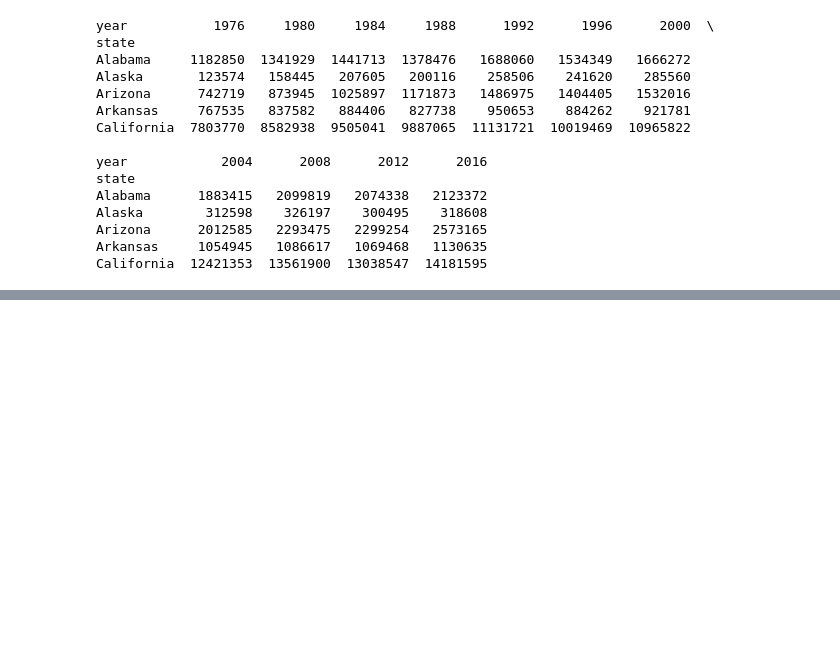
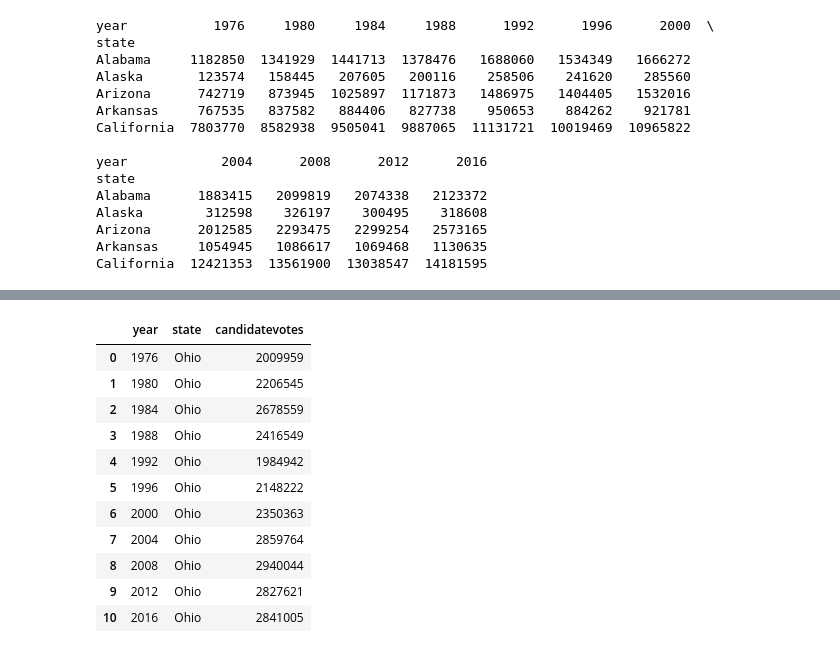
Before and after one commit to HardikGu/Python-Project, a Jupyter notebook: Presidentpred.ipynb, the cells around one changed output, grey strips where cells are left out. Drawn from its saved outputs; the diff is of its cells as text; code cells hidden in the pictures; blank space fills up the shorter version.

```diff
--- a/Presidentpred.ipynb
+++ b/Presidentpred.ipynb
@@ -165,0 +315,15 @@ state_win.head()
+# %%
+ohio_max
+# %% [output]
+|  | year | state | candidatevotes |
+| 0 | 1976 | Ohio | 2009959 |
+| 1 | 1980 | Ohio | 2206545 |
+| 2 | 1984 | Ohio | 2678559 |
+| 3 | 1988 | Ohio | 2416549 |
+| 4 | 1992 | Ohio | 1984942 |
+| 5 | 1996 | Ohio | 2148222 |
+| 6 | 2000 | Ohio | 2350363 |
+| 7 | 2004 | Ohio | 2859764 |
+| 8 | 2008 | Ohio | 2940044 |
+| 9 | 2012 | Ohio | 2827621 |
+| 10 | 2016 | Ohio | 2841005 |
```
Also changed, not shown: parts of 30 cells of this notebook.
